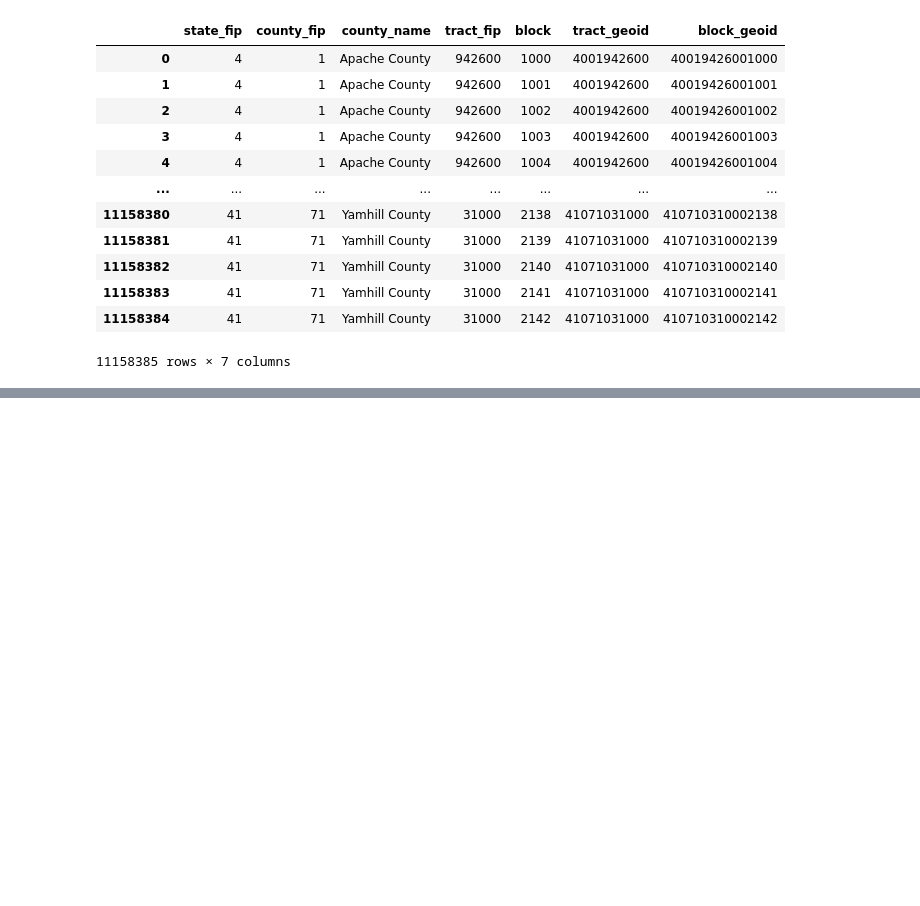
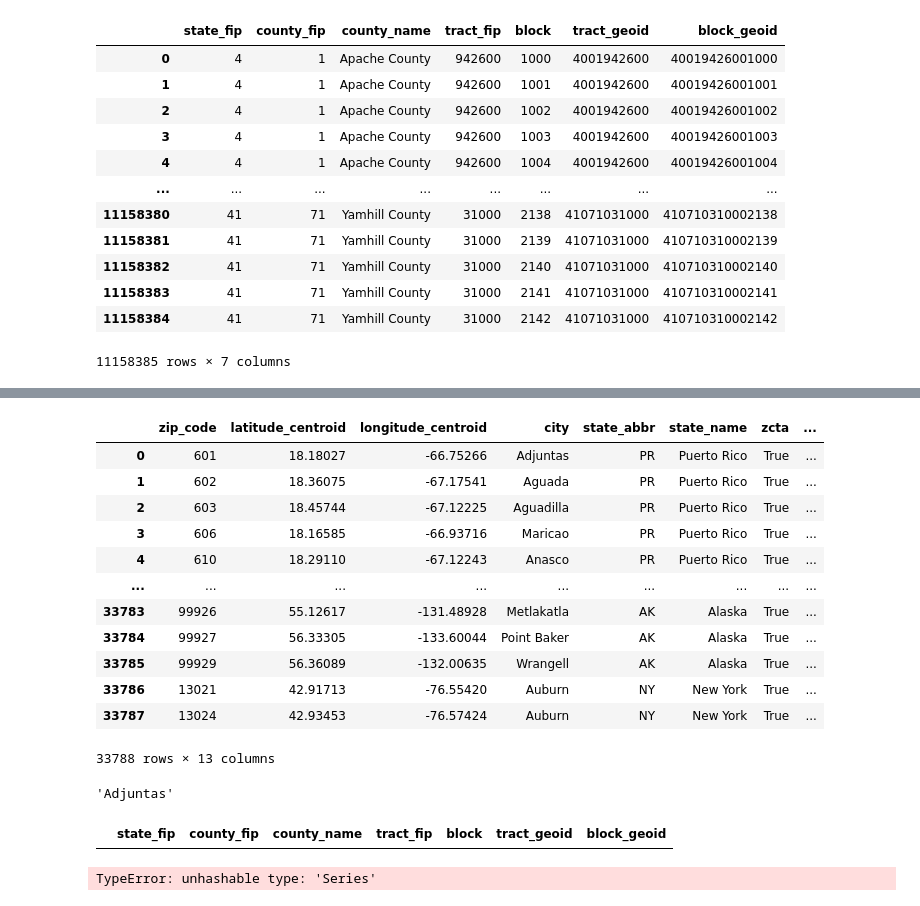
Before and after one commit to chenxcynthia/green-spaces, a Jupyter notebook: iris_EDA_copy.ipynb, the cells around one changed output, grey strips where cells are left out. Cells and saved outputs as stored; diff of their text form; code cells hidden in the pictures; blank space fills up the shorter version.

```diff
--- a/iris_EDA_copy.ipynb
+++ b/iris_EDA_copy.ipynb
@@ -39,6 +39,9 @@ import random
 
 import datetime
 from datetime import timedelta
+# %%
+# zipcode and county name
+zip_and_county = pd.read_csv("/Users/Iris/CitadelWomenDatathon/green-spaces/relevant/us_cities_zips.csv")
 # %%
 # census block to county name
 censusblock_county_df = pd.read_csv("/Users/Iris/CitadelWomenDatathon/census_code_mappers/us_blocks.csv")
@@ -138,0 +226,31 @@ censusblock_county_df
+# %%
+zip_and_county
+# %% [output]
+|  | zip_code | latitude_centroid | longitude_centroid | city | state_abbr | state_name | zcta | ... |
+| 0 | 601 | 18.18027 | -66.75266 | Adjuntas | PR | Puerto Rico | True | ... |
+| 1 | 602 | 18.36075 | -67.17541 | Aguada | PR | Puerto Rico | True | ... |
+| 2 | 603 | 18.45744 | -67.12225 | Aguadilla | PR | Puerto Rico | True | ... |
+| 3 | 606 | 18.16585 | -66.93716 | Maricao | PR | Puerto Rico | True | ... |
+| 4 | 610 | 18.29110 | -67.12243 | Anasco | PR | Puerto Rico | True | ... |
+| ... | ... | ... | ... | ... | ... | ... | ... | ... |
+| 33783 | 99926 | 55.12617 | -131.48928 | Metlakatla | AK | Alaska | True | ... |
+| 33784 | 99927 | 56.33305 | -133.60044 | Point Baker | AK | Alaska | True | ... |
+| 33785 | 99929 | 56.36089 | -132.00635 | Wrangell | AK | Alaska | True | ... |
+| 33786 | 13021 | 42.91713 | -76.55420 | Auburn | NY | New York | True | ... |
+| 33787 | 13024 | 42.93453 | -76.57424 | Auburn | NY | New York | True | ... |
+33788 rows × 13 columns
+# %%
+list(zip_and_county.loc[zip_and_county['zip_code'] == 601]['county_name'].values)[0]
+# %% [output]
+'Adjuntas'
+# %%
+census_block_idx = censusblock_county_df.loc[censusblock_county_df['county_name'] == 'Kings']
+census_block_idx
+# %% [output]
+|  | state_fip | county_fip | county_name | tract_fip | block | tract_geoid | block_geoid |
+# %%
+for zipcode in zipcodes:
+    countyname = list(zip_and_county.loc[zip_and_county['zip_code'] == zipcode]['county_name'].values)[0]
+    census_block_idx = censusblock_county_df.loc[censusblock_county_df['county_name'] == countyname]
+# %% [output]
+TypeError: unhashable type: 'Series'
```
Also changed, not shown: parts of 12 cells of this notebook, 1 other file.
